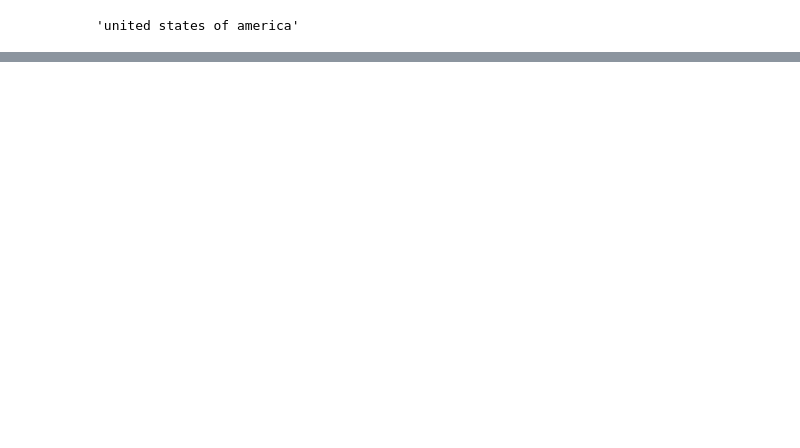
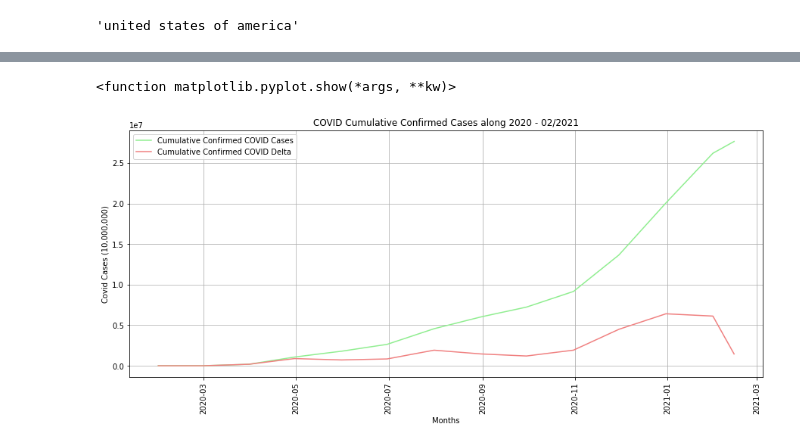
Before and after one commit to Rcidm1994/Project1, a Jupyter notebook: DS_6_Countrie'sFinances.ipynb, the cells around one changed output, grey strips where cells are left out. Drawn from its saved outputs; the diff is of its cells as text; code cells hidden in the pictures; blank space fills up the shorter version.

Commit message:
subdivided per month and ploted

```diff
--- a/DS_6_Countrie'sFinances.ipynb
+++ b/DS_6_Countrie'sFinances.ipynb
@@ -117,0 +120,6 @@ usa = dfusa.resample
+# %%
+dfusa = dfusa.rename(columns = {'date' : 'Date',
+                                'country': 'Country',
+                                'confirmed': 'Confirmed',
+                                'deaths':'Deaths'})
+dfusa
@@ -117,0 +148,4 @@ usa = dfusa.resample
+# %%
+fecha = pd.to_datetime(dfusa['Date'])
+dfusa.loc[:,'Date'] = fecha
+dfusa.dtypes
@@ -117,0 +158,14 @@ usa = dfusa.resample
+# %%
+usa1 = dfusa.resample('M', on='Date').max().reset_index(drop=True)
+usa1['Confirmed Delta'] = ''
+usa1['Deaths Delta'] = ''
+
+for index,row in usa1.iterrows():
+    if index == 0:
+        usa1.loc[index,'Confirmed Delta'] = usa1.loc[index, 'Confirmed']
+        usa1.loc[index,'Deaths Delta'] = usa1.loc[index,'Deaths']
+    else:
+        usa1.loc[index,'Confirmed Delta'] = usa1.loc[index, 'Confirmed'] - usa1.loc[index-1, 'Confirmed']
+        usa1.loc[index,'Deaths Delta'] = usa1.loc[index,'Deaths'] - usa1.loc[index-1, 'Deaths']
+
+usa1
@@ -117,0 +188,17 @@ usa = dfusa.resample
+# %%
+x_axis = usa1['Date']
+c_axis = usa1['Confirmed']
+cd_axis = usa1['Confirmed Delta']
+plt.figure(figsize=(15,6))
+plt.plot(x_axis, c_axis, color = 'lightgreen', label = 'Cumulative Confirmed COVID Cases')
+plt.plot(x_axis, cd_axis, color = 'lightcoral', label = 'Cumulative Confirmed COVID Delta')
+plt.xlabel('Months')
+plt.ylabel('Covid Cases (10,000,000)')
+plt.xticks(rotation='vertical')
+plt.title('COVID Cumulative Confirmed Cases along 2020 - 02/2021')
+plt.grid()
+plt.legend()
+plt.show
+# %% [output]
+<function matplotlib.pyplot.show(*args, **kw)>
+[figure, added]
```
Also changed, not shown: parts of 14 cells of this notebook, 1 other file.
